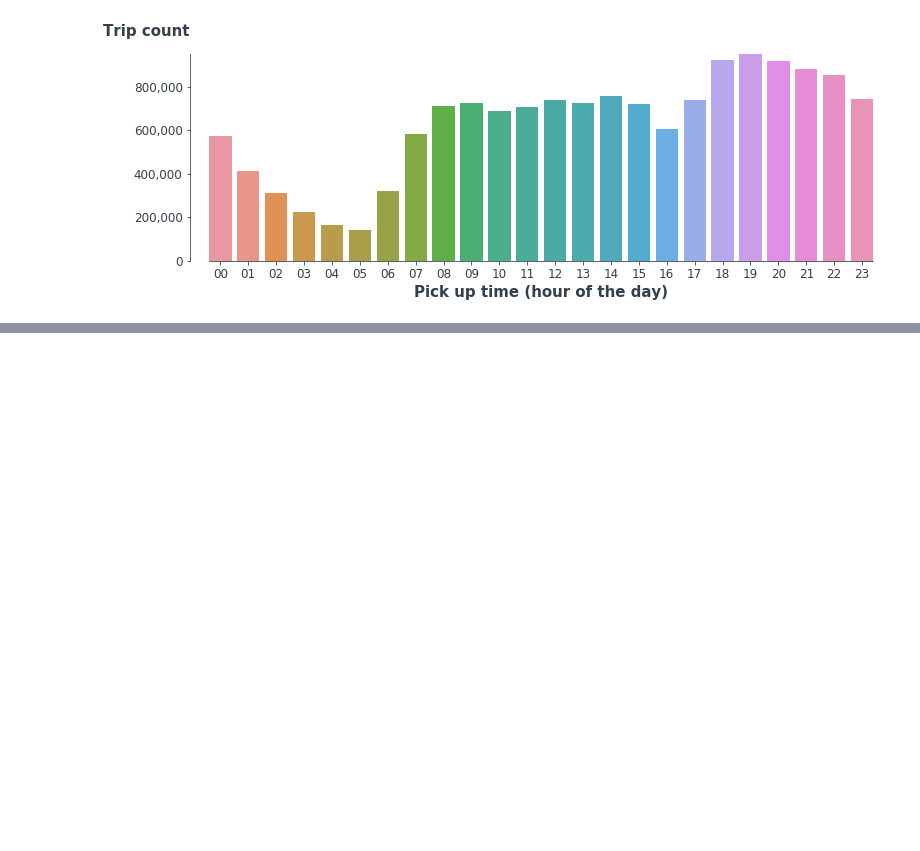
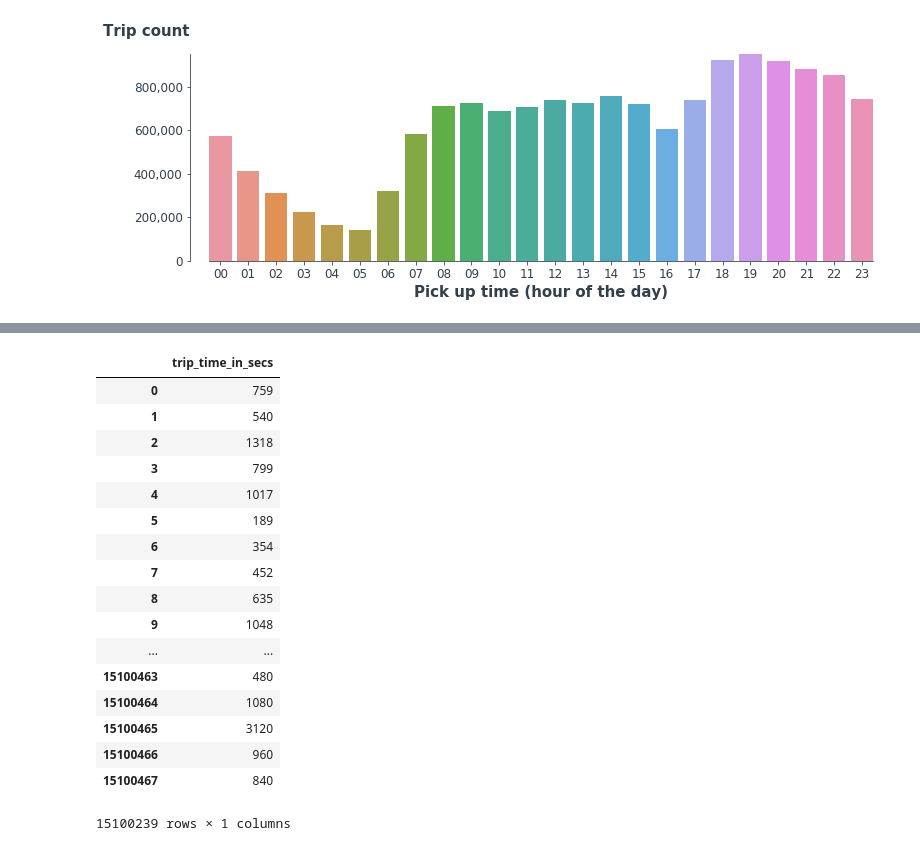
Before and after one commit to ERDuran/taxi, a Jupyter notebook: p01_inspect_data.ipynb, the cells around one changed output, grey strips where cells are left out. Saved outputs shown, nothing was run; the diff lists cells and outputs as text; code cells hidden in the pictures; blank space fills up the shorter version.

```diff
--- a/p01_inspect_data.ipynb
+++ b/p01_inspect_data.ipynb
@@ -384,0 +417,28 @@ array([     0., 200000., 400000., 600000., 800000.])
+# %%
+# BQ h.
+triptime = trip_data_nzero[[' trip_time_in_secs']]
+# bins = arange(0,52,2)-1
+# totamo['tot_amount_binned'] = pd.cut(totamo[' total_amount'], bins)
+# totamo_freq = totamo.groupby('tot_amount_binned')['tot_amount_binned'].count().to_frame(name='frequency')
+# totamo_freq
+# %%
+triptime
+# %% [output]
+|  | trip_time_in_secs |
+| 0 | 759 |
+| 1 | 540 |
+| 2 | 1318 |
+| 3 | 799 |
+| 4 | 1017 |
+| 5 | 189 |
+| 6 | 354 |
+| 7 | 452 |
+| 8 | 635 |
+| 9 | 1048 |
+| ... | ... |
+| 15100463 | 480 |
+| 15100464 | 1080 |
+| 15100465 | 3120 |
+| 15100466 | 960 |
+| 15100467 | 840 |
+15100239 rows × 1 columns
```
Also changed, not shown: parts of 4 cells of this notebook.
